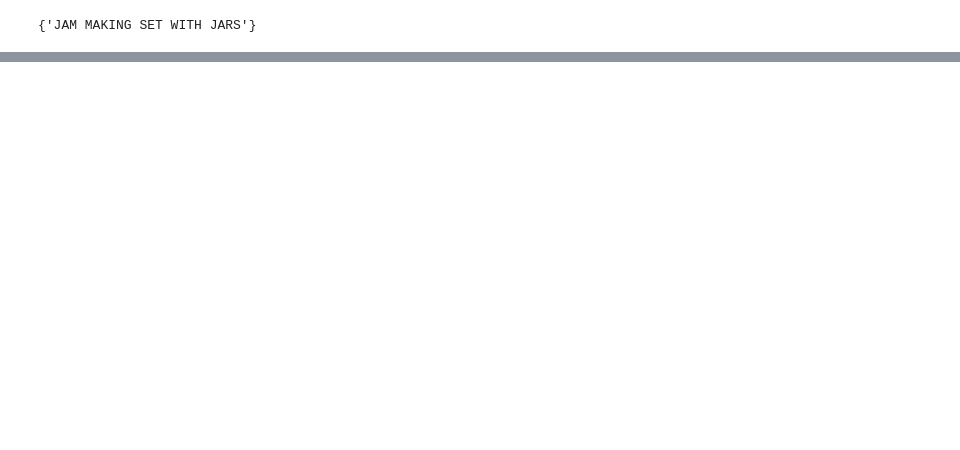
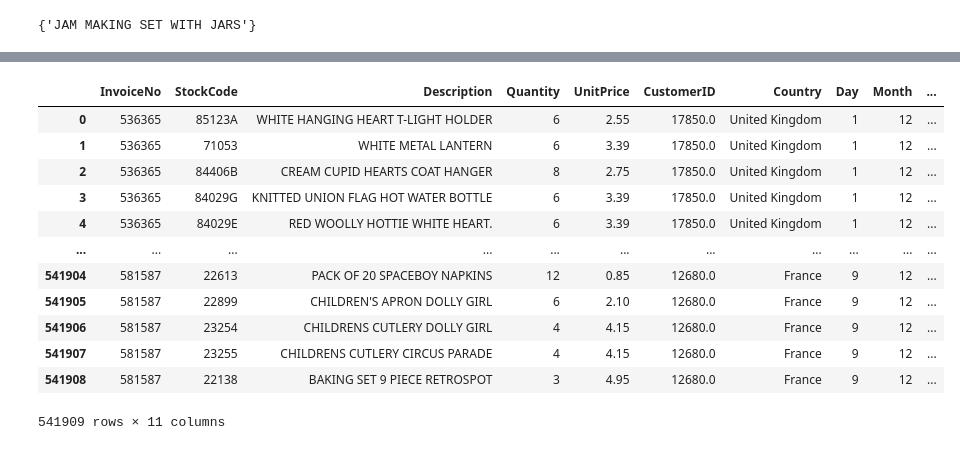
Before and after one commit to Wipada6430205202/BSC_DPDM23, a Jupyter notebook: Frequent_Patterns_(Association_Rules).ipynb, the cells around one changed output, grey strips where cells are left out. Drawn from its saved outputs; the diff is of its cells as text; code cells hidden in the pictures; blank space fills up the shorter version.

```diff
--- a/Frequent_Patterns_(Association_Rules).ipynb
+++ b/Frequent_Patterns_(Association_Rules).ipynb
@@ -529,0 +578,4 @@ set(EU_data_country[(EU_data_country['StockCode']=='22960')]['Description'])
+# %%
+from google.colab import drive
+drive.mount('/content/drive')
+path = '/content/drive/MyDrive/BSC_DPDM23'
@@ -529,0 +584,2 @@ set(EU_data_country[(EU_data_country['StockCode']=='22960')]['Description'])
+# %%
+data = pd.read_csv(os.path.join(path,'reduced_marketbasket.csv'),encoding='latin-1')
@@ -529,0 +602,16 @@ set(EU_data_country[(EU_data_country['StockCode']=='22960')]['Description'])
+# %%
+import pandas as pd
+
+data['InvoiceDate'] = pd.to_datetime(data['InvoiceDate'], format='%m/%d/%Y %H:%M')
+
+# Create new columns for day, month, year, and time
+data['Day'] = data['InvoiceDate'].dt.day
+data['Month'] = data['InvoiceDate'].dt.month
+data['Year'] = data['InvoiceDate'].dt.year
+data['Time'] = data['InvoiceDate'].dt.time
+
+# Display the modified DataFrame
+print(data.head())
+
+# Drop the original
+data.drop(columns=['InvoiceDate'], inplace=True)
@@ -529,0 +639,18 @@ set(EU_data_country[(EU_data_country['StockCode']=='22960')]['Description'])
+# %%
+data_MC=data
+# %%
+data_MC
+# %% [output]
+|  | InvoiceNo | StockCode | Description | Quantity | UnitPrice | CustomerID | Country | Day | Month | ... |
+| 0 | 536365 | 85123A | WHITE HANGING HEART T-LIGHT HOLDER | 6 | 2.55 | 17850.0 | United Kingdom | 1 | 12 | ... |
+| 1 | 536365 | 71053 | WHITE METAL LANTERN | 6 | 3.39 | 17850.0 | United Kingdom | 1 | 12 | ... |
+| 2 | 536365 | 84406B | CREAM CUPID HEARTS COAT HANGER | 8 | 2.75 | 17850.0 | United Kingdom | 1 | 12 | ... |
+| 3 | 536365 | 84029G | KNITTED UNION FLAG HOT WATER BOTTLE | 6 | 3.39 | 17850.0 | United Kingdom | 1 | 12 | ... |
+| 4 | 536365 | 84029E | RED WOOLLY HOTTIE WHITE HEART. | 6 | 3.39 | 17850.0 | United Kingdom | 1 | 12 | ... |
+| ... | ... | ... | ... | ... | ... | ... | ... | ... | ... | ... |
+| 541904 | 581587 | 22613 | PACK OF 20 SPACEBOY NAPKINS | 12 | 0.85 | 12680.0 | France | 9 | 12 | ... |
+| 541905 | 581587 | 22899 | CHILDREN'S APRON DOLLY GIRL | 6 | 2.10 | 12680.0 | France | 9 | 12 | ... |
+| 541906 | 581587 | 23254 | CHILDRENS CUTLERY DOLLY GIRL | 4 | 4.15 | 12680.0 | France | 9 | 12 | ... |
+| 541907 | 581587 | 23255 | CHILDRENS CUTLERY CIRCUS PARADE | 4 | 4.15 | 12680.0 | France | 9 | 12 | ... |
+| 541908 | 581587 | 22138 | BAKING SET 9 PIECE RETROSPOT | 3 | 4.95 | 12680.0 | France | 9 | 12 | ... |
+541909 rows × 11 columns
```
Also changed, not shown: parts of 20 cells of this notebook.
